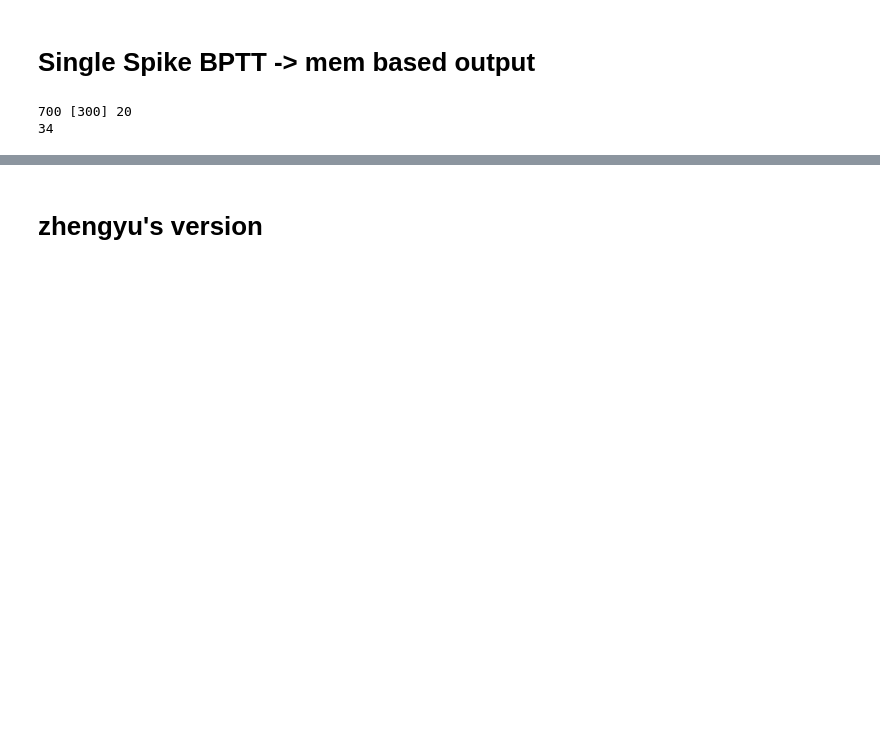
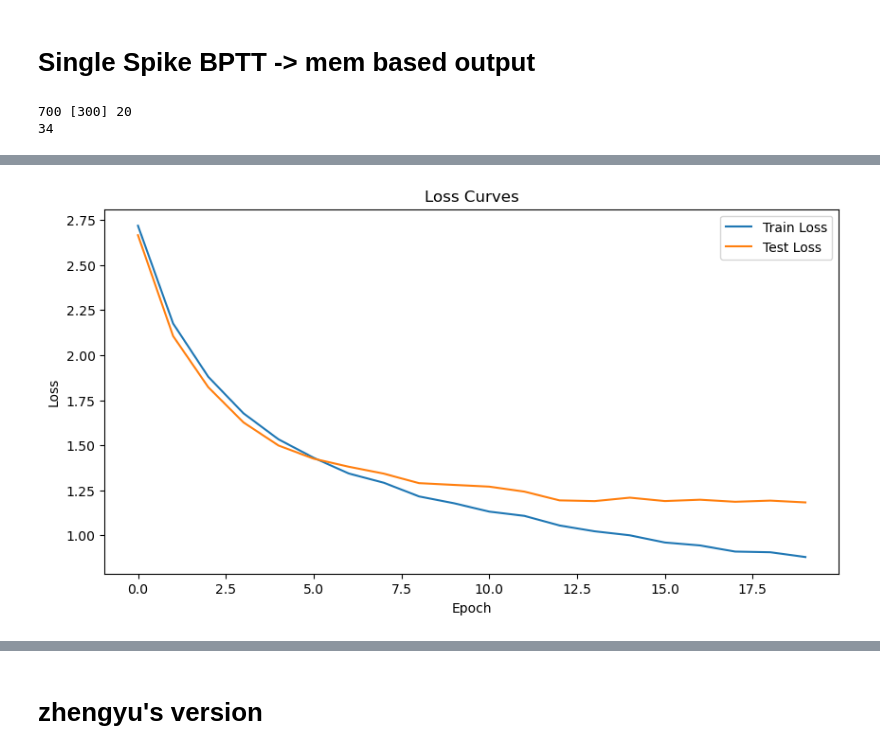
Before and after one commit to anmutechsupport/SingleSpikeOTTT, a Jupyter notebook: shittySHD.ipynb, the cells around one changed output, grey strips where cells are left out. Saved outputs shown, nothing was run; the diff lists cells and outputs as text; code cells hidden in the pictures; blank space fills up the shorter version.

Commit message:
60% accuracy after 20 epochs with single spike mem out network, will start implementing FPTT

```diff
--- a/shittySHD.ipynb
+++ b/shittySHD.ipynb
@@ -1799,0 +1907,4 @@ Epoch 121 complete
+# %%
+avg_loss_plot('single_spike_mem_loss_curve0.png')
+# %% [output]
+[figure, added]
```
Also changed, not shown: parts of 8 cells of this notebook, 3 other files.
